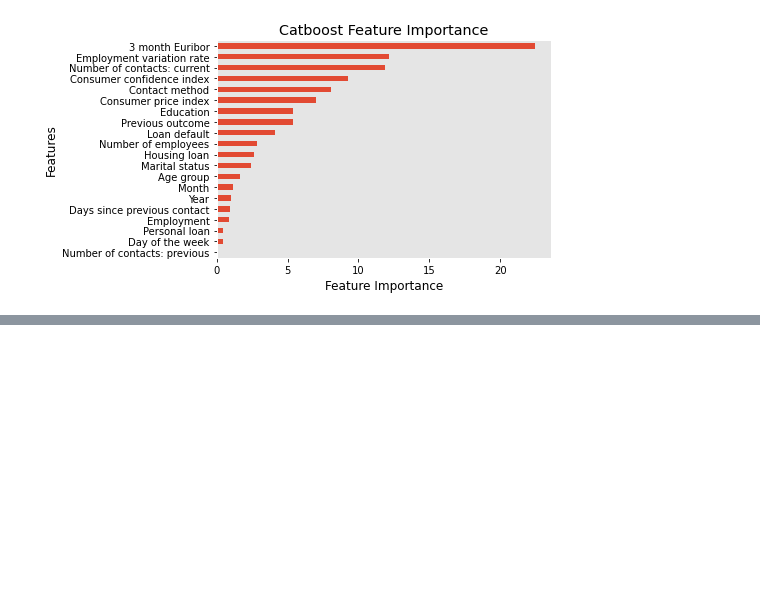
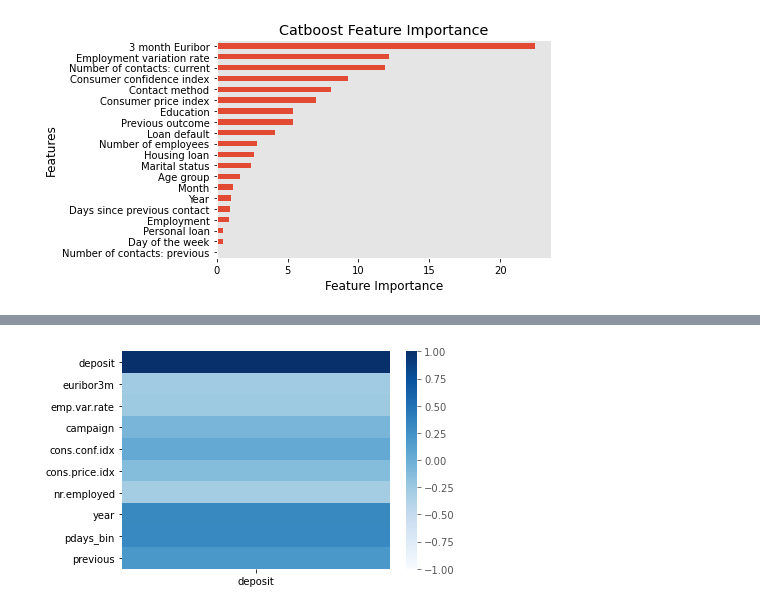
Before and after one commit to Jilliane1993/Classification, a Jupyter notebook: Catboost.ipynb, the cells around one changed output, grey strips where cells are left out. Saved outputs shown, nothing was run; the diff lists cells and outputs as text; code cells hidden in the pictures; blank space fills up the shorter version.

```diff
--- a/Catboost.ipynb
+++ b/Catboost.ipynb
@@ -260,0 +265,6 @@ plt.savefig('catboost_feature_importance_modified.svg',format='svg');
+# %%
+sns.heatmap(df1.corr(method='spearman')[['deposit']],vmin=-1,vmax=1,
+            annot=False, cmap=plt.cm.Blues)
+plt.tick_params(colors='black');
+# %% [output]
+[figure, added]
```
Also changed, not shown: parts of 7 cells of this notebook, 10 other files.
